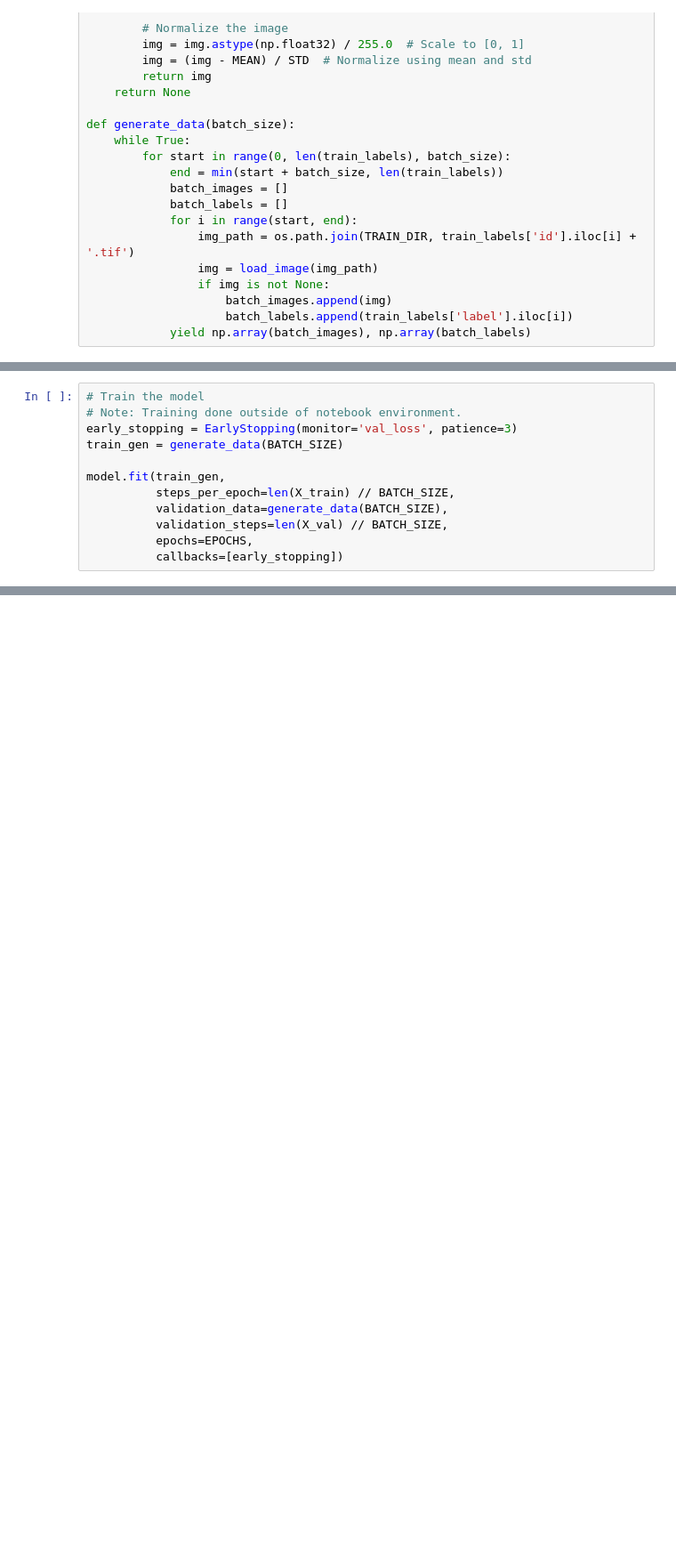
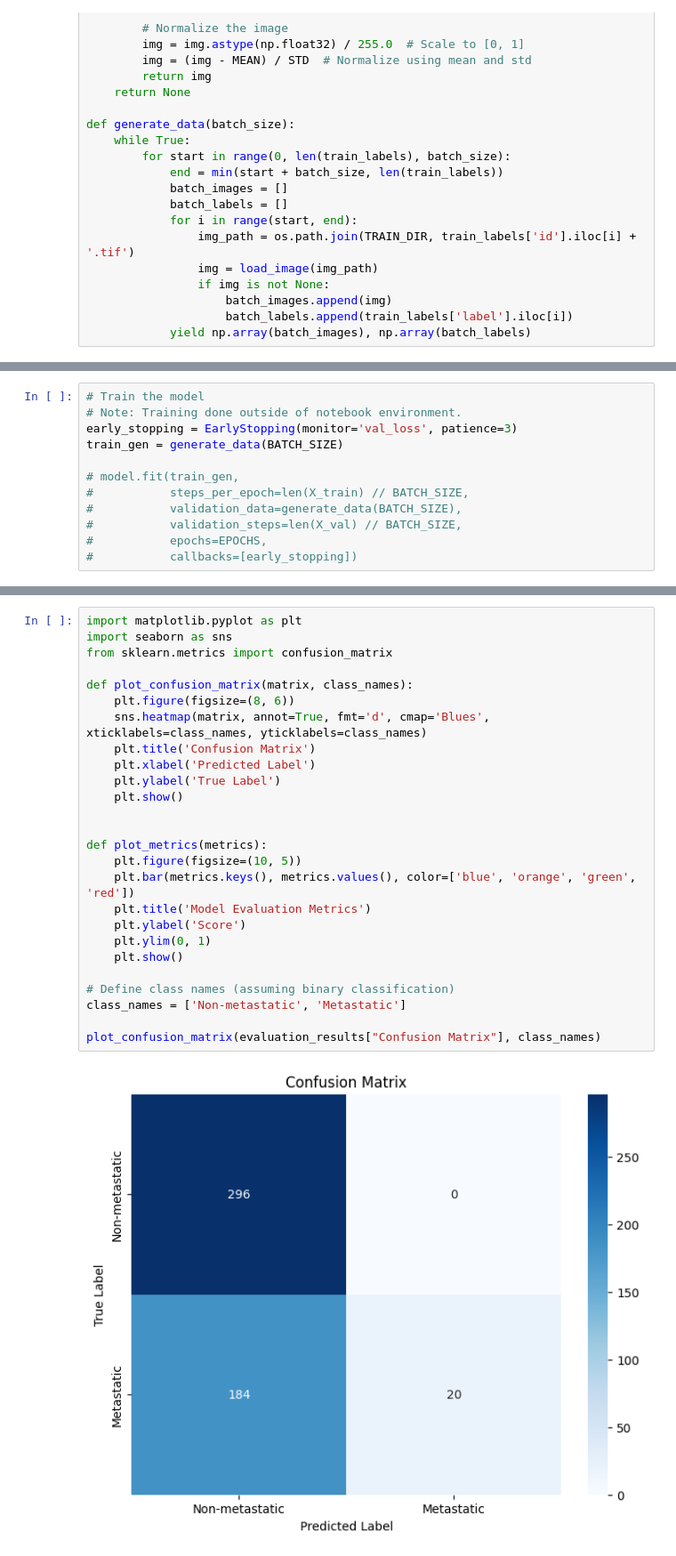
Before and after one commit to contacth1/dtsa-5511-wk3, a Jupyter notebook: solution.ipynb, the cells around one changed output, grey strips where cells are left out. Shown at 89% size. Saved outputs shown, nothing was run; the diff lists cells and outputs as text; blank space fills up the shorter version.

```diff
--- a/solution.ipynb
+++ b/solution.ipynb
@@ -212,9 +218,9 @@ model
 early_stopping = EarlyStopping(monitor='val_loss', patience=3)
 train_gen = generate_data(BATCH_SIZE)
 
-model.fit(train_gen,
-          steps_per_epoch=len(X_train) // BATCH_SIZE,
-          validation_data=generate_data(BATCH_SIZE),
-          validation_steps=len(X_val) // BATCH_SIZE,
-          epochs=EPOCHS,
-          callbacks=[early_stopping])
+# model.fit(train_gen,
+#           steps_per_epoch=len(X_train) // BATCH_SIZE,
+#           validation_data=generate_data(BATCH_SIZE),
+#           validation_steps=len(X_val) // BATCH_SIZE,
+#           epochs=EPOCHS,
+#           callbacks=[early_stopping])
@@ -229,0 +356,28 @@ KeyboardInterrupt:
+# %%
+import matplotlib.pyplot as plt
+import seaborn as sns
+from sklearn.metrics import confusion_matrix
+
+def plot_confusion_matrix(matrix, class_names):
+    plt.figure(figsize=(8, 6))
+    sns.heatmap(matrix, annot=True, fmt='d', cmap='Blues', xticklabels=class_names, yticklabels=class_names)
+    plt.title('Confusion Matrix')
+    plt.xlabel('Predicted Label')
+    plt.ylabel('True Label')
+    plt.show()
+
+
+def plot_metrics(metrics):
+    plt.figure(figsize=(10, 5))
+    plt.bar(metrics.keys(), metrics.values(), color=['blue', 'orange', 'green', 'red'])
+    plt.title('Model Evaluation Metrics')
+    plt.ylabel('Score')
+    plt.ylim(0, 1)
+    plt.show()
+
+# Define class names (assuming binary classification)
+class_names = ['Non-metastatic', 'Metastatic']
+
+plot_confusion_matrix(evaluation_results["Confusion Matrix"], class_names)
+# %% [output]
+[figure, added]
```
Also changed, not shown: parts of 9 cells of this notebook.
